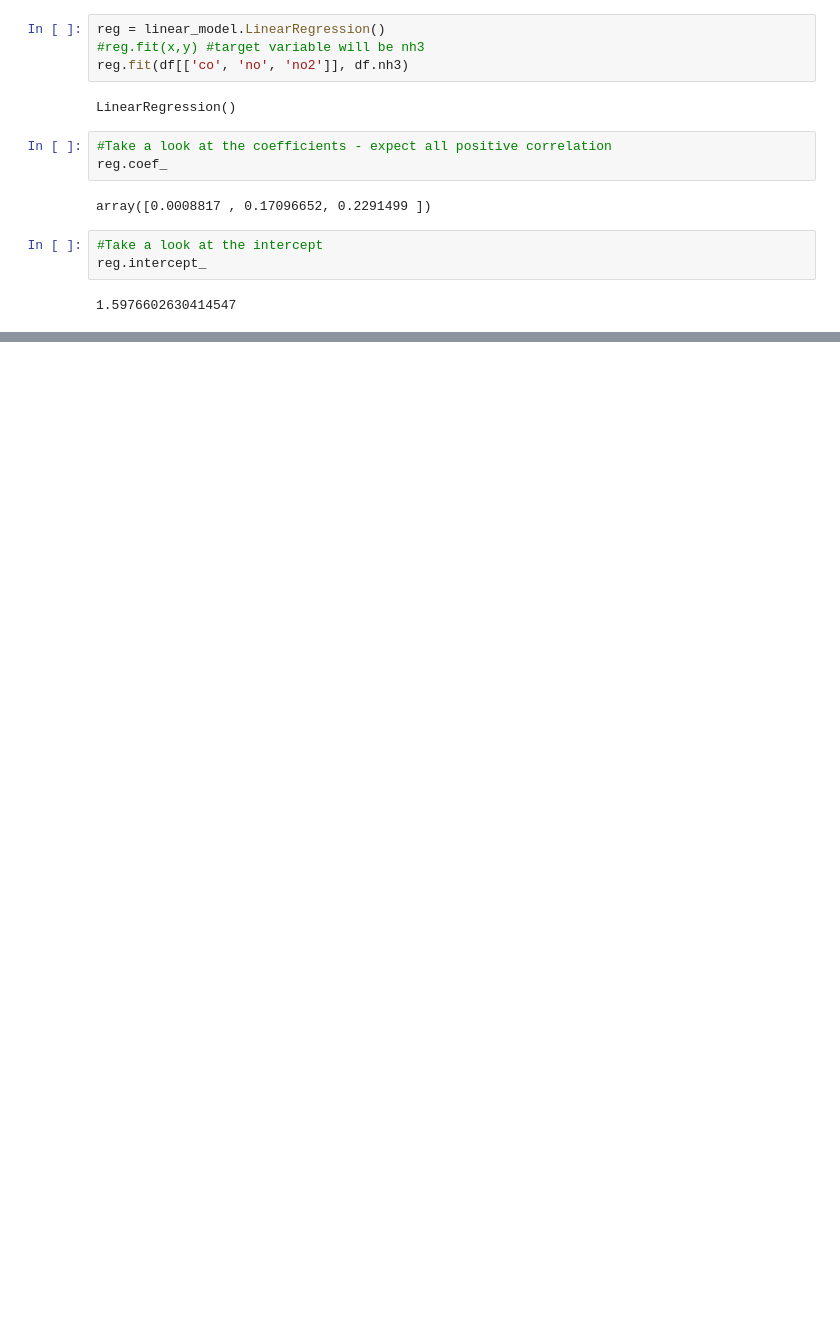
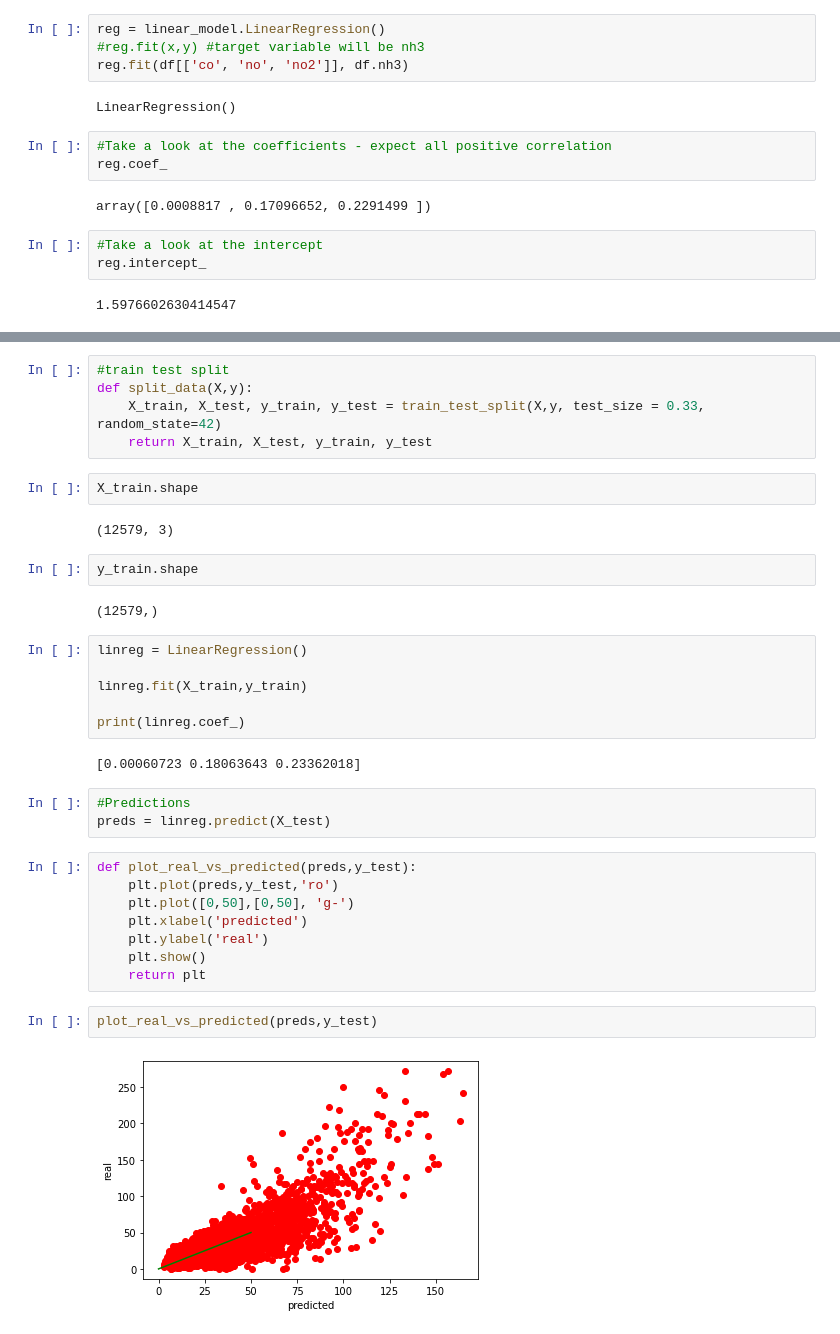
Before and after one commit to jmkenny94/Kaggle-Practice, a Jupyter notebook: delhi_air_linreg.ipynb, the cells around one changed output, grey strips where cells are left out. Drawn from its saved outputs; the diff is of its cells as text; blank space fills up the shorter version.

Commit message:
scale data, linear regression, plot data

```diff
--- a/delhi_air_linreg.ipynb
+++ b/delhi_air_linreg.ipynb
@@ -109,0 +147,36 @@ reg.intercept_
+# %%
+#train test split
+def split_data(X,y):
+    X_train, X_test, y_train, y_test = train_test_split(X,y, test_size = 0.33, random_state=42)
+    return X_train, X_test, y_train, y_test
+# %%
+X_train.shape
+# %% [output]
+(12579, 3)
+# %%
+y_train.shape
+# %% [output]
+(12579,)
+# %%
+linreg = LinearRegression()
+
+linreg.fit(X_train,y_train)
+
+print(linreg.coef_)
+# %% [output]
+[0.00060723 0.18063643 0.23362018]
+# %%
+#Predictions
+preds = linreg.predict(X_test)
+# %%
+def plot_real_vs_predicted(preds,y_test):
+    plt.plot(preds,y_test,'ro')
+    plt.plot([0,50],[0,50], 'g-')
+    plt.xlabel('predicted')
+    plt.ylabel('real')
+    plt.show()
+    return plt
+# %%
+plot_real_vs_predicted(preds,y_test)
+# %% [output]
+[figure, added]
```
Also changed, not shown: parts of 7 cells of this notebook.
